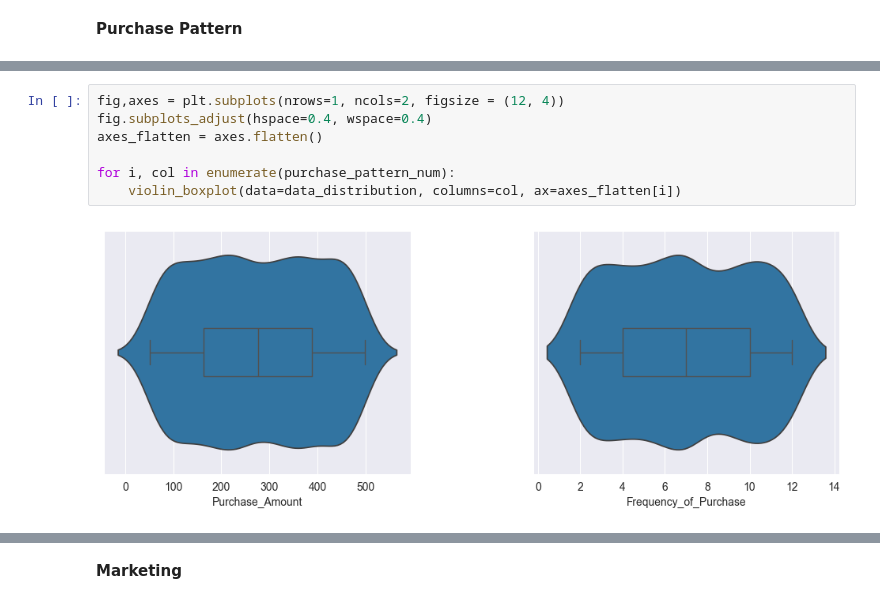
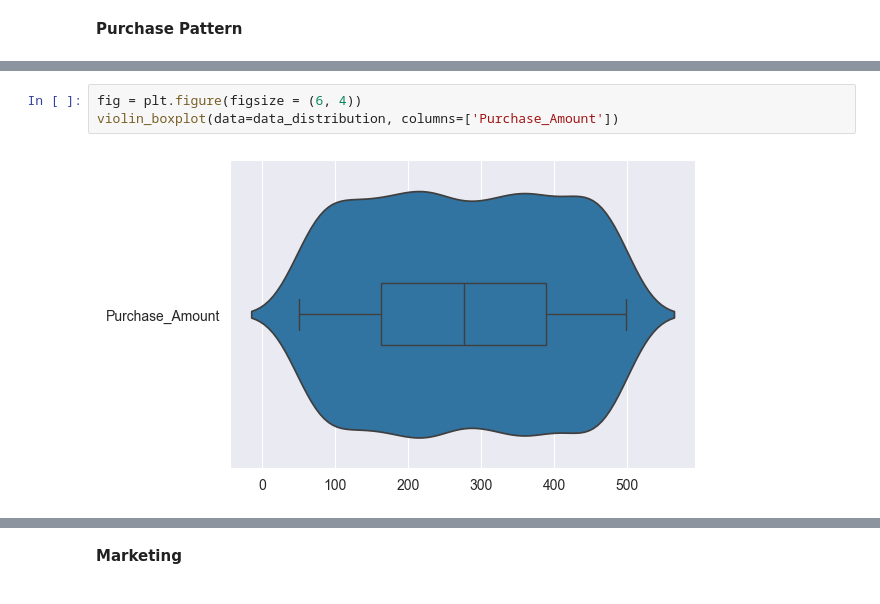
Before and after one commit to CelineChiLamNg/ecommerce_segmentation, a Jupyter notebook: analysis.ipynb, the cells around one changed output, grey strips where cells are left out. Cells and saved outputs as stored; diff of their text form.

```diff
--- a/analysis.ipynb
+++ b/analysis.ipynb
@@ -343,10 +353,6 @@ print(len(purchase_pattern_cat))
 6
 # %%
-fig,axes = plt.subplots(nrows=1, ncols=2, figsize = (12, 4))
-fig.subplots_adjust(hspace=0.4, wspace=0.4)
-axes_flatten = axes.flatten()
-
-for i, col in enumerate(purchase_pattern_num):
-    violin_boxplot(data=data_distribution, columns=col, ax=axes_flatten[i])
+fig = plt.figure(figsize = (6, 4))
+violin_boxplot(data=data_distribution, columns=['Purchase_Amount'])
 # %% [output]
-[figure, old version]
+[figure, new version]
```
Also changed, not shown: parts of 35 cells of this notebook, 1 other file.
